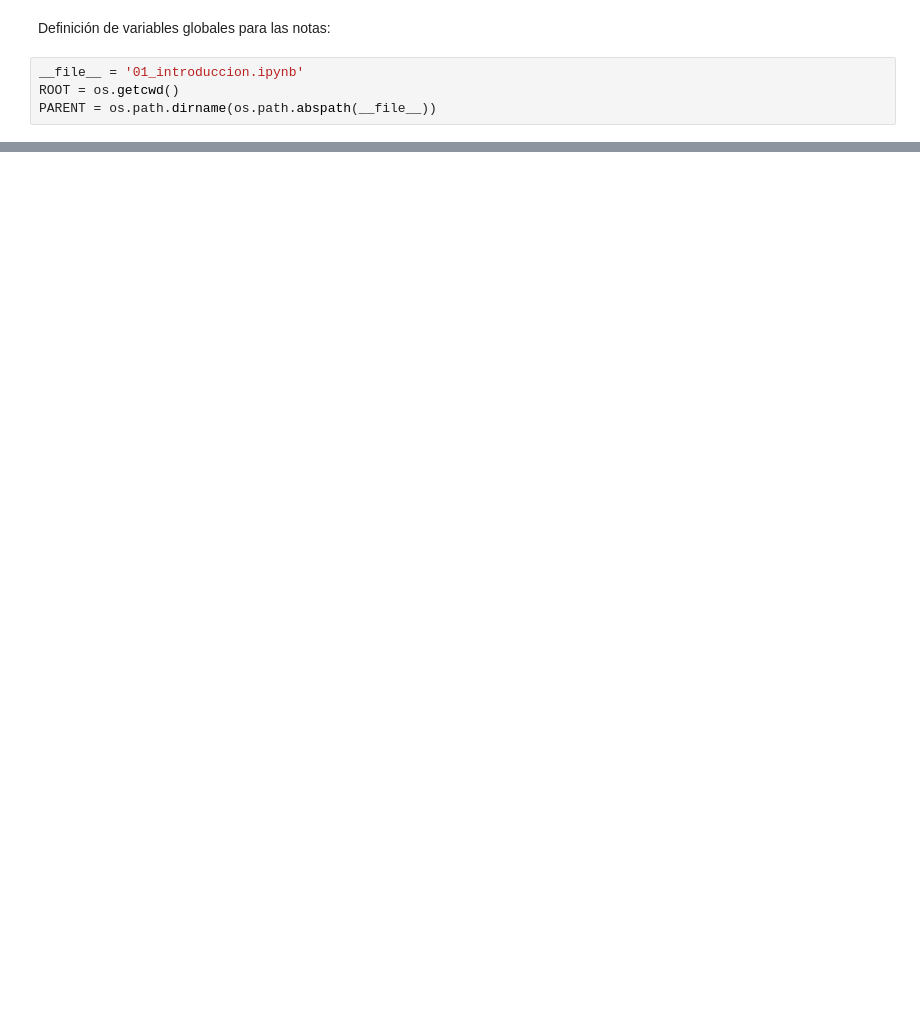
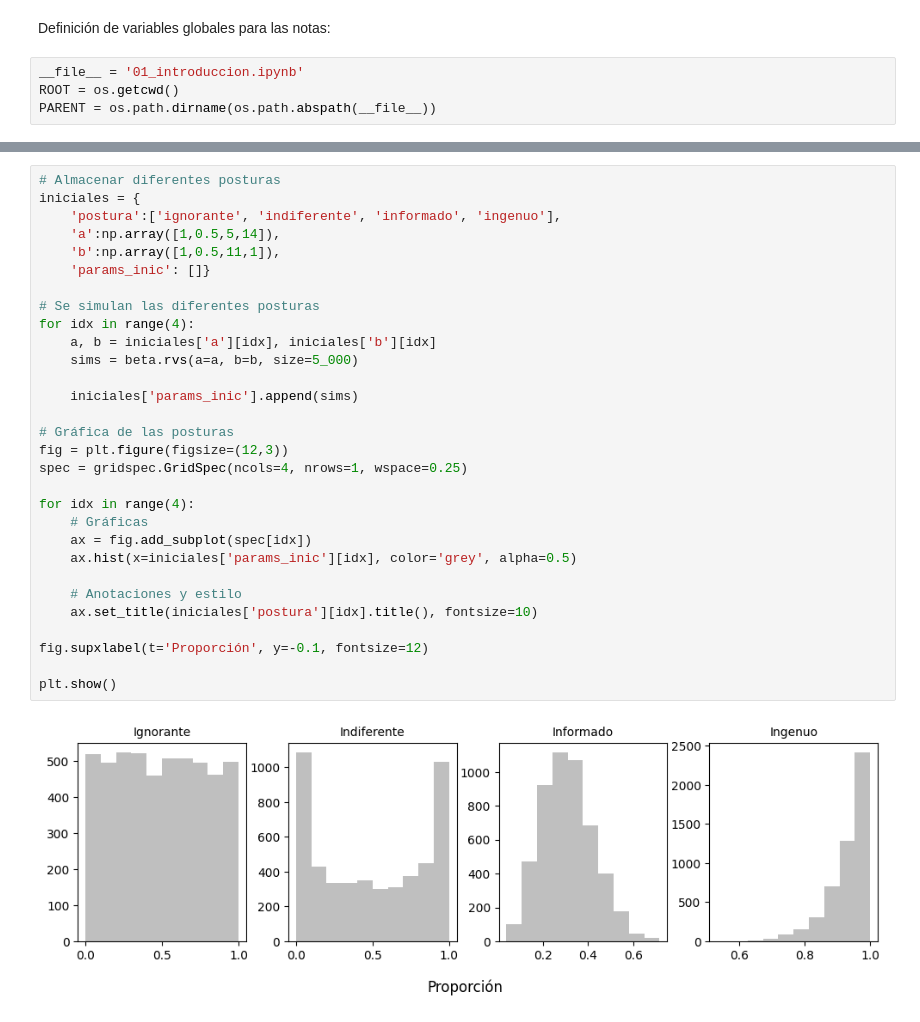
Before and after one commit to CAMM961001/modelacion_bayesiana, a Jupyter notebook: notas/01_introduccion.ipynb, the cells around one changed output, grey strips where cells are left out. Drawn from its saved outputs; the diff is of its cells as text; blank space fills up the shorter version.

Commit message:
Ejemplo de posturas iniciales

```diff
--- a/notas/01_introduccion.ipynb
+++ b/notas/01_introduccion.ipynb
@@ -45,0 +90,32 @@ genera_circulo()
+# %%
+# Almacenar diferentes posturas
+iniciales = {
+    'postura':['ignorante', 'indiferente', 'informado', 'ingenuo'],
+    'a':np.array([1,0.5,5,14]),
+    'b':np.array([1,0.5,11,1]),
+    'params_inic': []}
+
+# Se simulan las diferentes posturas
+for idx in range(4):
+    a, b = iniciales['a'][idx], iniciales['b'][idx]
+    sims = beta.rvs(a=a, b=b, size=5_000)
+
+    iniciales['params_inic'].append(sims)
+
+# Gráfica de las posturas
+fig = plt.figure(figsize=(12,3))
+spec = gridspec.GridSpec(ncols=4, nrows=1, wspace=0.25)
+
+for idx in range(4):
+    # Gráficas
+    ax = fig.add_subplot(spec[idx])
+    ax.hist(x=iniciales['params_inic'][idx], color='grey', alpha=0.5)
+
+    # Anotaciones y estilo
+    ax.set_title(iniciales['postura'][idx].title(), fontsize=10)
+
+fig.supxlabel(t='Proporción', y=-0.1, fontsize=12)
+
+plt.show()
+# %% [output]
+[figure, added]
```
Also changed, not shown: parts of 11 cells of this notebook.
